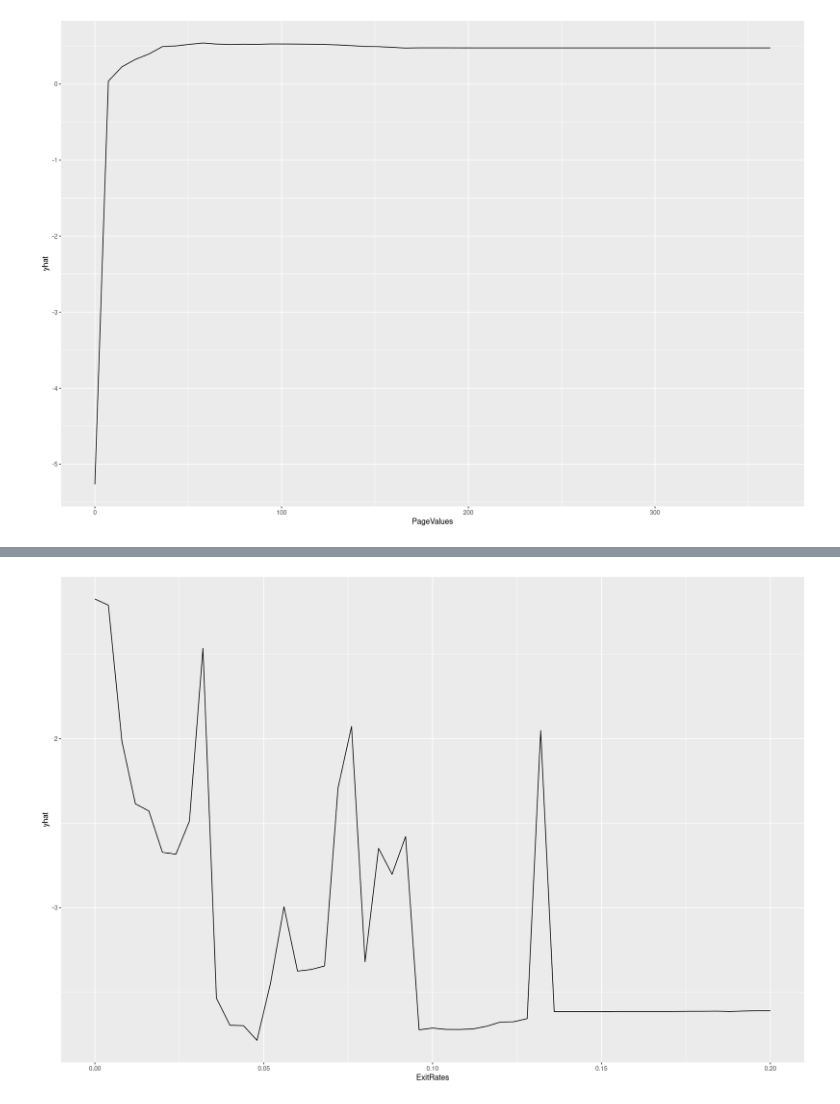
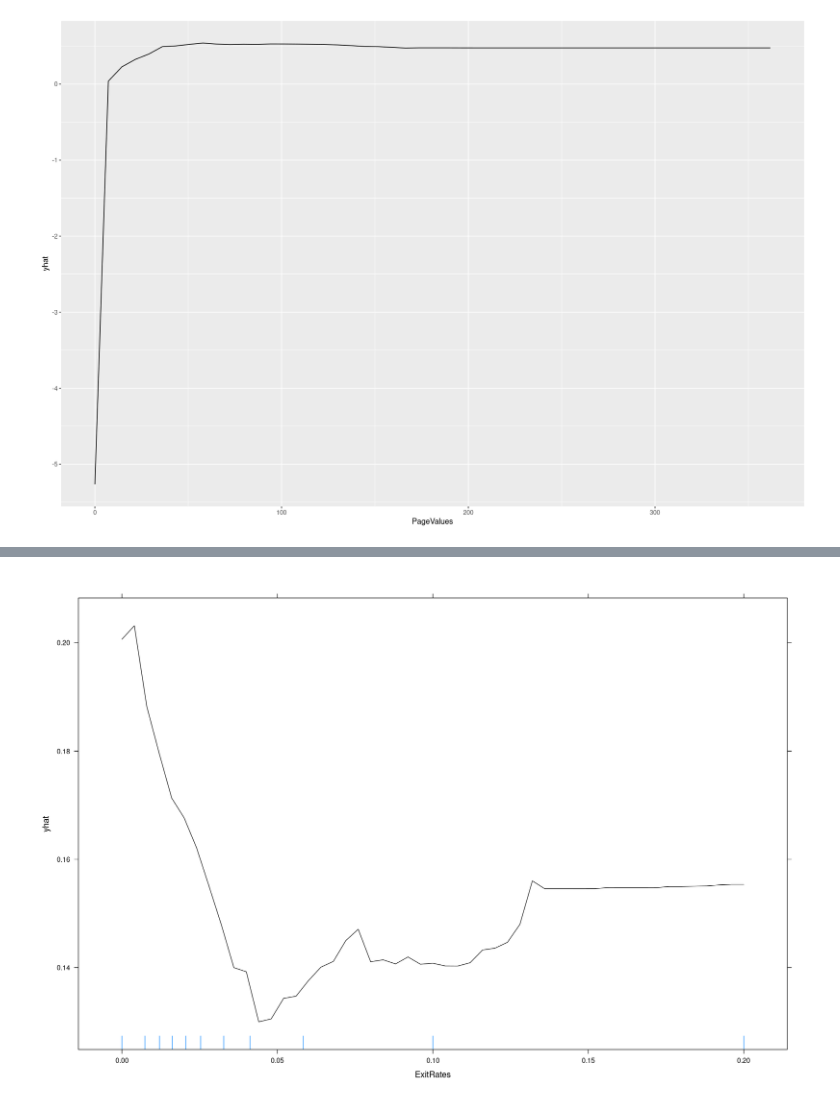
Before and after one commit to creyesp/r-course, a Jupyter notebook: notebooks/labs/Lab6_classification_analysis.ipynb, the cells around one changed output, grey strips where cells are left out. Saved outputs shown, nothing was run; the diff lists cells and outputs as text; code cells hidden in the pictures.

```diff
--- a/notebooks/labs/Lab6_classification_analysis.ipynb
+++ b/notebooks/labs/Lab6_classification_analysis.ipynb
@@ -503,9 +515,13 @@ Warning message:
 # %%
 pd <- pdp::partial(retention_model,
-              pred.var = c("ExitRates"),
-              chull = TRUE,
-              which.class=1,
-              type="classification",
+              pred.var = "ExitRates",
+              #chull = TRUE,
+              rug = TRUE,
+              prob = TRUE,
+              #which.class=1,
+              #type="classification",
+              plot=TRUE
              )
-autoplot(pd, contour = TRUE)
+pd
+#autoplot(pd, contour = TRUE)
 # %% [output]
@@ -516 +528 @@ Warning message:
-[figure, old version]
+[figure, new version]
```
Also changed, not shown: parts of 4 cells of this notebook, 5 other files.
